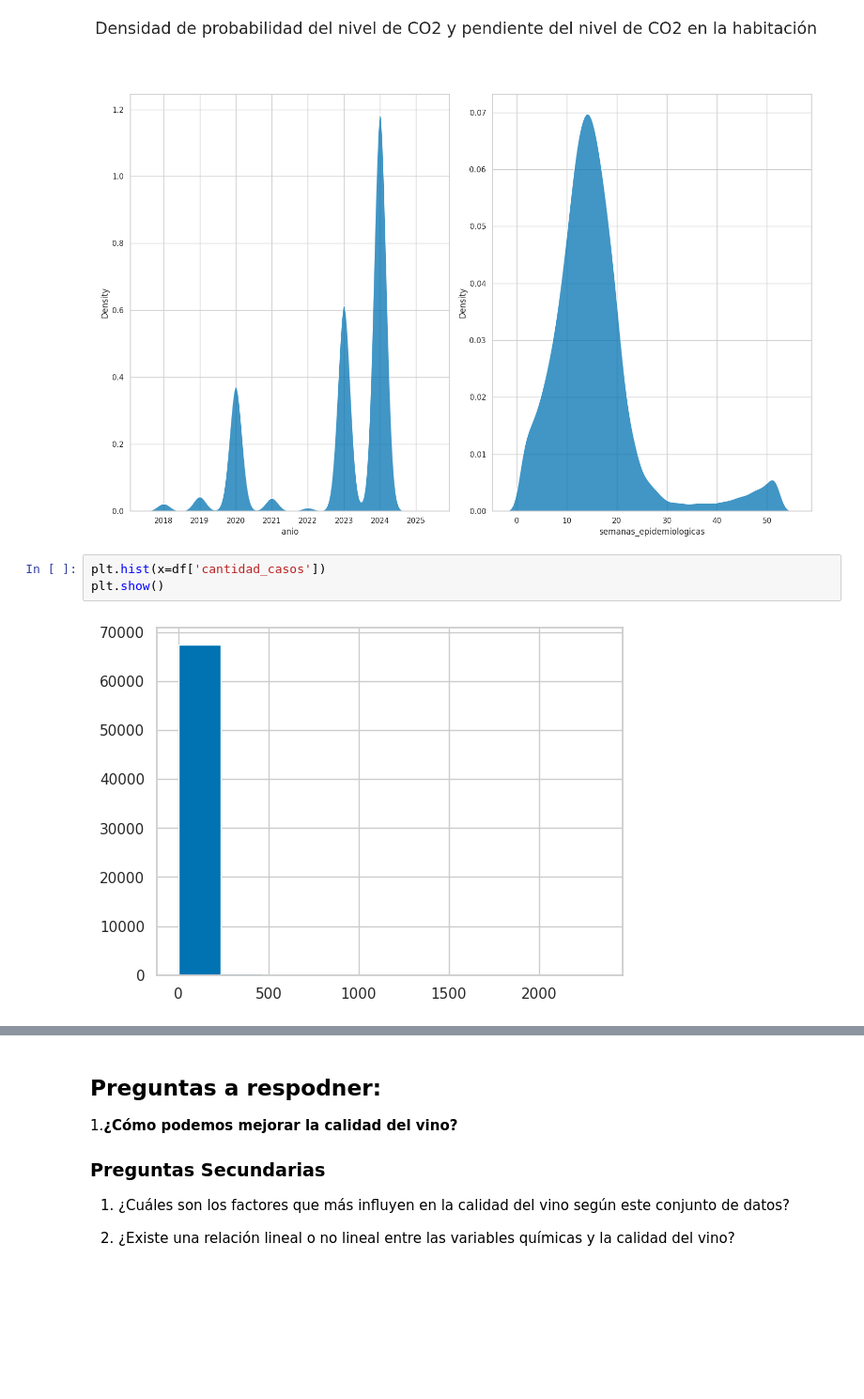
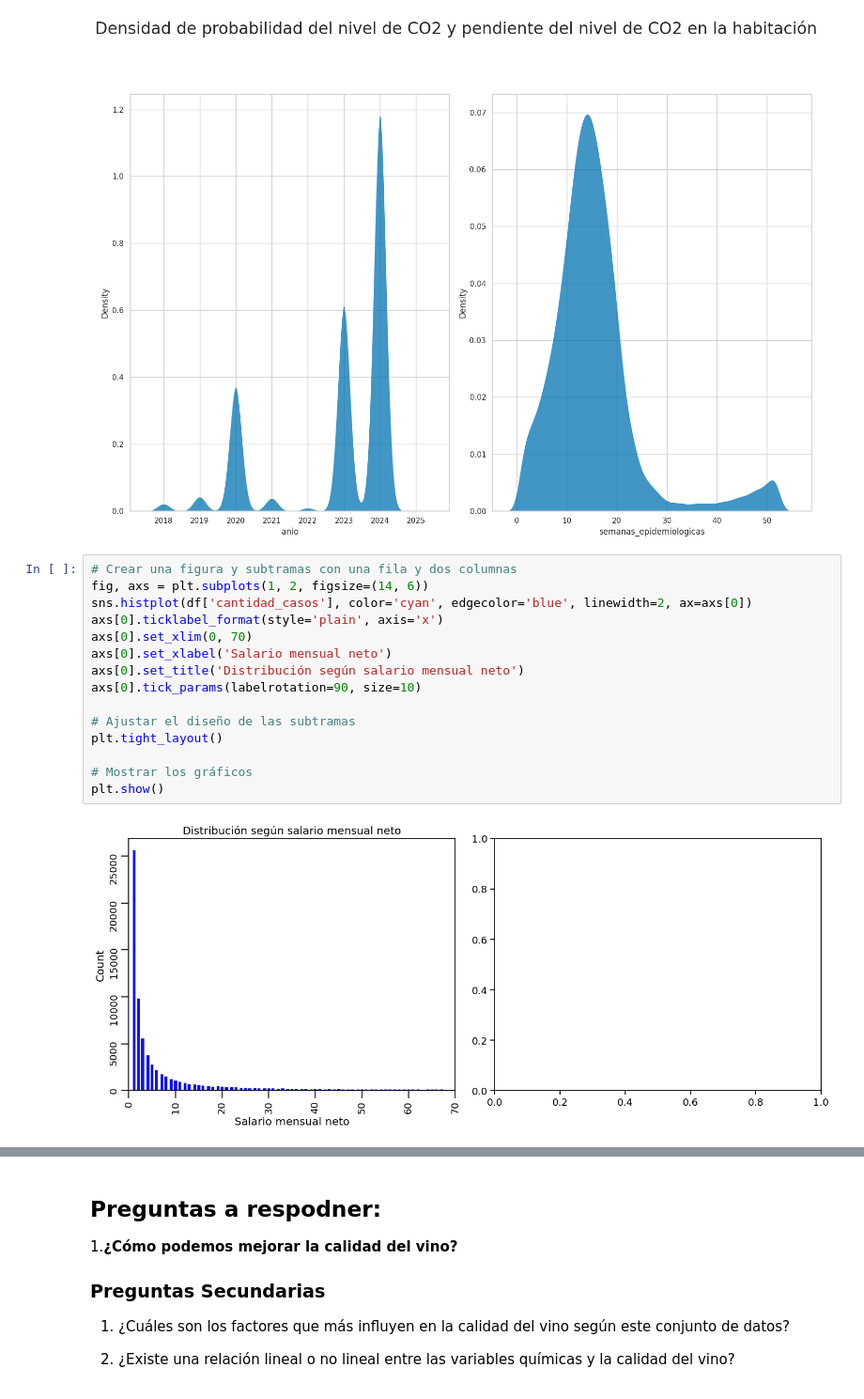
Before and after one commit to migue212852/SistemaSalud, a Jupyter notebook: Análisis_Casos_de_Dengue_en_Arg.ipynb, the cells around one changed output, grey strips where cells are left out. Shown at 94% size. Cells and saved outputs as stored; diff of their text form; blank space fills up the shorter version.

```diff
--- a/Análisis_Casos_de_Dengue_en_Arg.ipynb
+++ b/Análisis_Casos_de_Dengue_en_Arg.ipynb
@@ -461,8 +496,20 @@ sns.kdeplot(data=df, x="semanas_epidemiologicas", multiple="stack", ax=axs[1])
 f.tight_layout()
 # %% [output]
 [figure]
-# %%
-plt.hist(x=df['cantidad_casos'])
-plt.show()
-# %% [output]
-[figure, removed]
+# %%
+# Crear una figura y subtramas con una fila y dos columnas
+fig, axs = plt.subplots(1, 2, figsize=(14, 6))
+sns.histplot(df['cantidad_casos'], color='cyan', edgecolor='blue', linewidth=2, ax=axs[0])
+axs[0].ticklabel_format(style='plain', axis='x')
+axs[0].set_xlim(0, 70)
+axs[0].set_xlabel('Salario mensual neto')
+axs[0].set_title('Distribución según salario mensual neto')
+axs[0].tick_params(labelrotation=90, size=10)
+
+# Ajustar el diseño de las subtramas
+plt.tight_layout()
+
+# Mostrar los gráficos
+plt.show()
+# %% [output]
+[figure, added]
```
Also changed, not shown: parts of 17 cells of this notebook.
